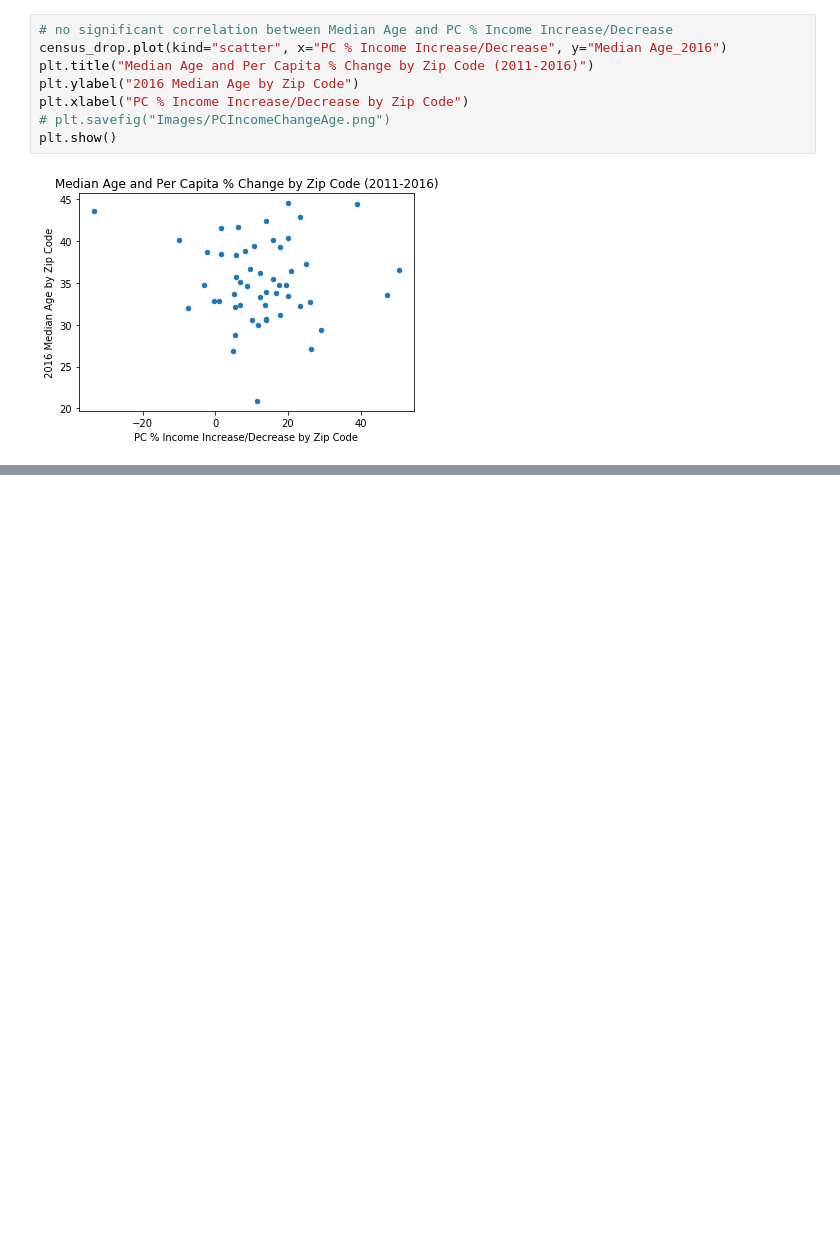
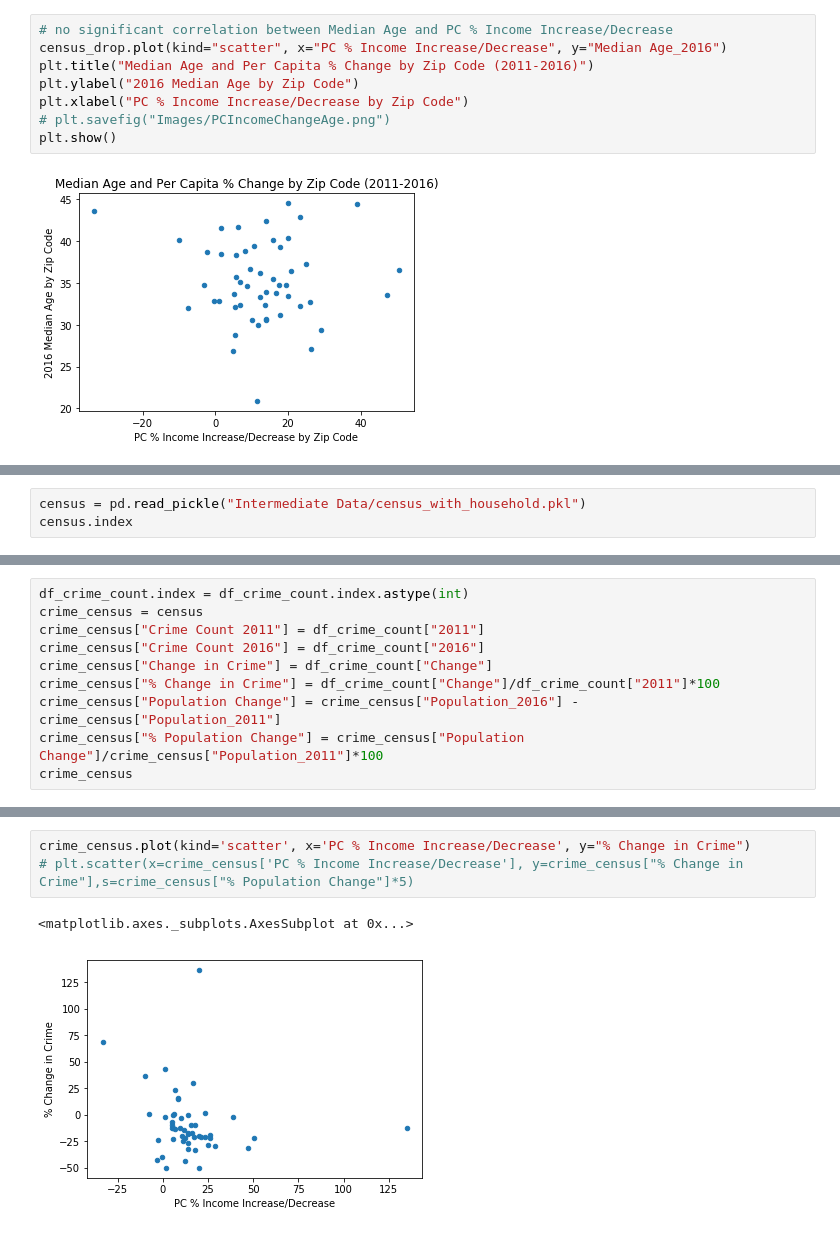
Before and after one commit to Kerrykova/Project1, a Jupyter notebook: Visualizations.ipynb, the cells around one changed output, grey strips where cells are left out. Drawn from its saved outputs; the diff is of its cells as text; blank space fills up the shorter version.

```diff
--- a/Visualizations.ipynb
+++ b/Visualizations.ipynb
@@ -182,0 +227,3 @@ crime
+# %%
+census = pd.read_pickle("Intermediate Data/census_with_household.pkl")
+census.index
@@ -182,0 +263,10 @@ crime
+# %%
+df_crime_count.index = df_crime_count.index.astype(int)
+crime_census = census
+crime_census["Crime Count 2011"] = df_crime_count["2011"]
+crime_census["Crime Count 2016"] = df_crime_count["2016"]
+crime_census["Change in Crime"] = df_crime_count["Change"]
+crime_census["% Change in Crime"] = df_crime_count["Change"]/df_crime_count["2011"]*100
+crime_census["Population Change"] = crime_census["Population_2016"] - crime_census["Population_2011"]
+crime_census["% Population Change"] = crime_census["Population Change"]/crime_census["Population_2011"]*100
+crime_census
@@ -182,0 +292,6 @@ crime
+# %%
+crime_census.plot(kind='scatter', x='PC % Income Increase/Decrease', y="% Change in Crime")
+# plt.scatter(x=crime_census['PC % Income Increase/Decrease'], y=crime_census["% Change in Crime"],s=crime_census["% Population Change"]*5)
+# %% [output]
+<matplotlib.axes._subplots.AxesSubplot at 0x...>
+[figure, added]
```
Also changed, not shown: parts of 13 cells of this notebook, 4 other files.
